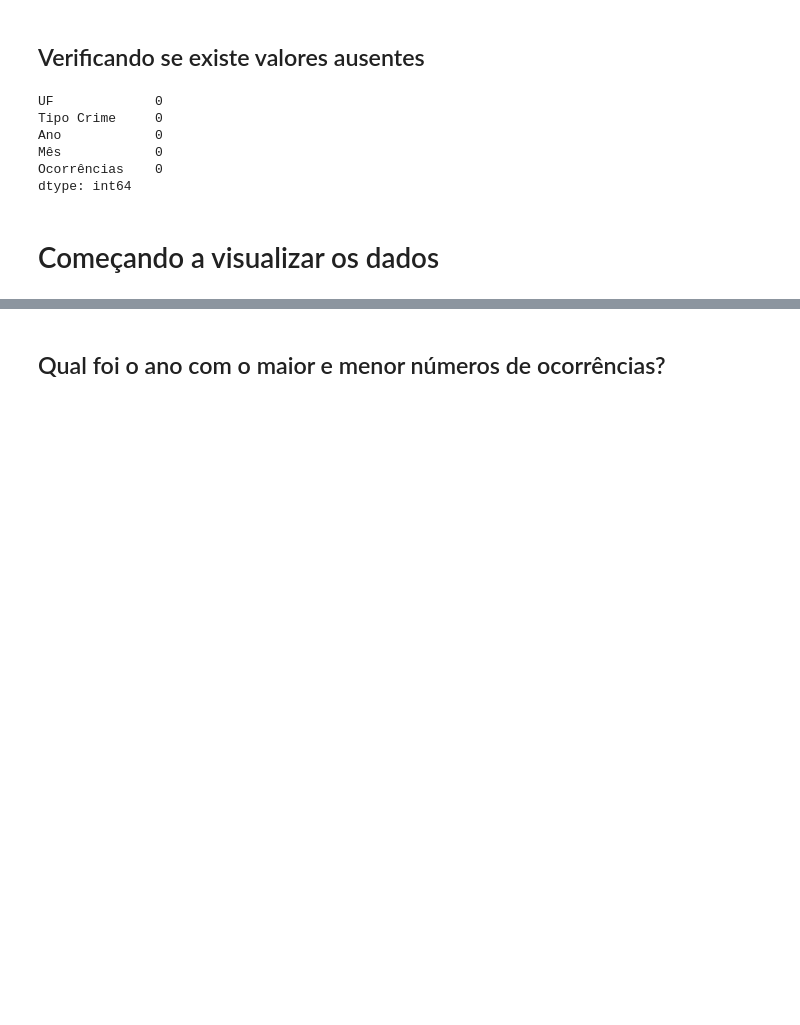
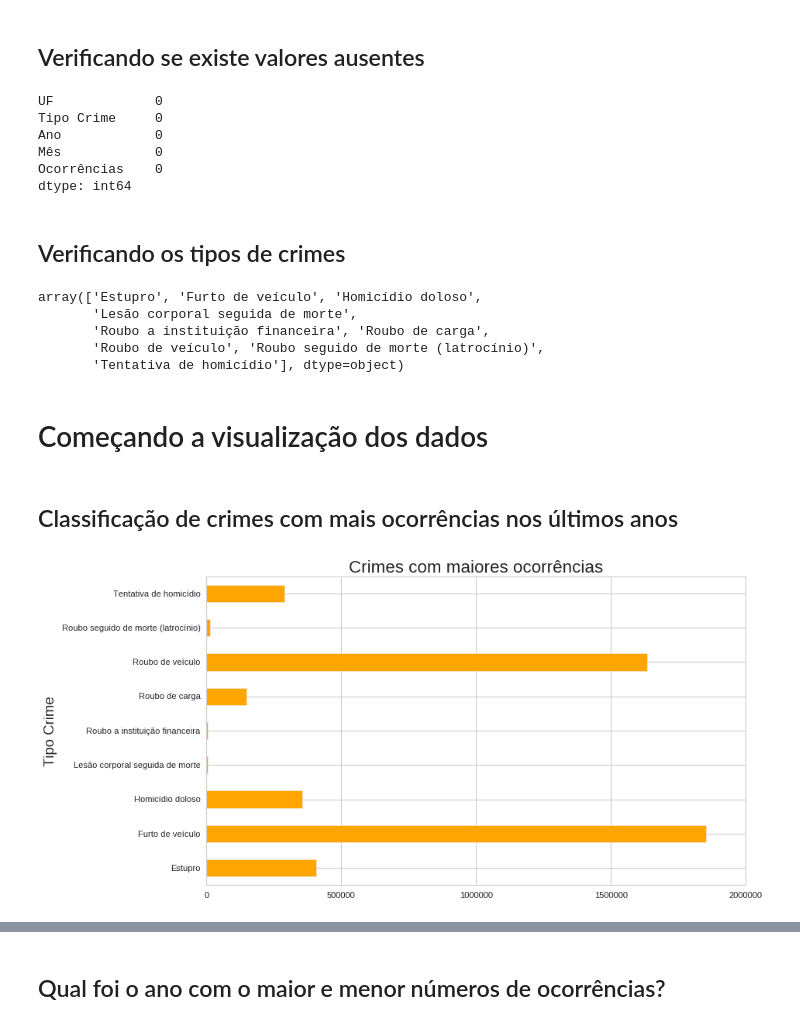
Before and after one commit to kaiquefreire05/analise-ocorrencias-criminais-gov, a Jupyter notebook: análise_ocorrências_criminais.ipynb, the cells around one changed output, grey strips where cells are left out. Cells and saved outputs as stored; diff of their text form; code cells hidden in the pictures; blank space fills up the shorter version.

```diff
--- a/análise_ocorrências_criminais.ipynb
+++ b/análise_ocorrências_criminais.ipynb
@@ -153,5 +153,23 @@ Ano            0
 Mês            0
 Ocorrências    0
 dtype: int64
+# %% [markdown]
+## Verificando os tipos de crimes
+# %%
+df['Tipo Crime'].unique()
+# %% [output]
+array(['Estupro', 'Furto de veículo', 'Homicídio doloso',
+       'Lesão corporal seguida de morte',
+       'Roubo a instituição financeira', 'Roubo de carga',
+       'Roubo de veículo', 'Roubo seguido de morte (latrocínio)',
+       'Tentativa de homicídio'], dtype=object)
 # %% [markdown]
-# Começando a visualizar os dados
+# Começando a visualização dos dados
+# %% [markdown]
+## Classificação de crimes com mais ocorrências nos últimos anos
+# %%
+plt.style.use('seaborn-v0_8-whitegrid')
+plt.figure(figsize=(10, 6))
+df.groupby(['Tipo Crime'])['Ocorrências'].sum().plot.barh(title='Crimes com maiores ocorrências', color='orange');
+# %% [output]
+[figure, added]
```
Also changed, not shown: parts of 28 cells of this notebook.
